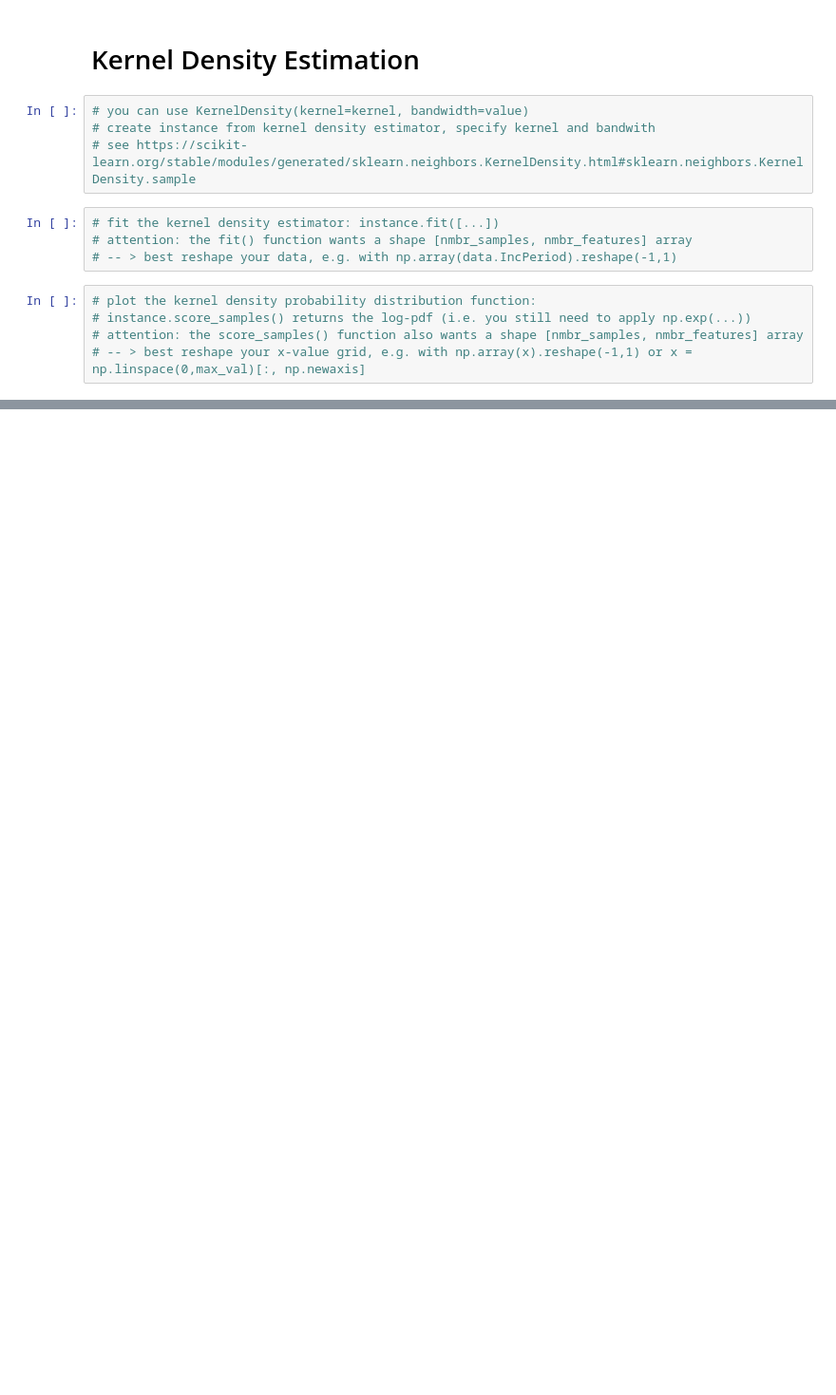
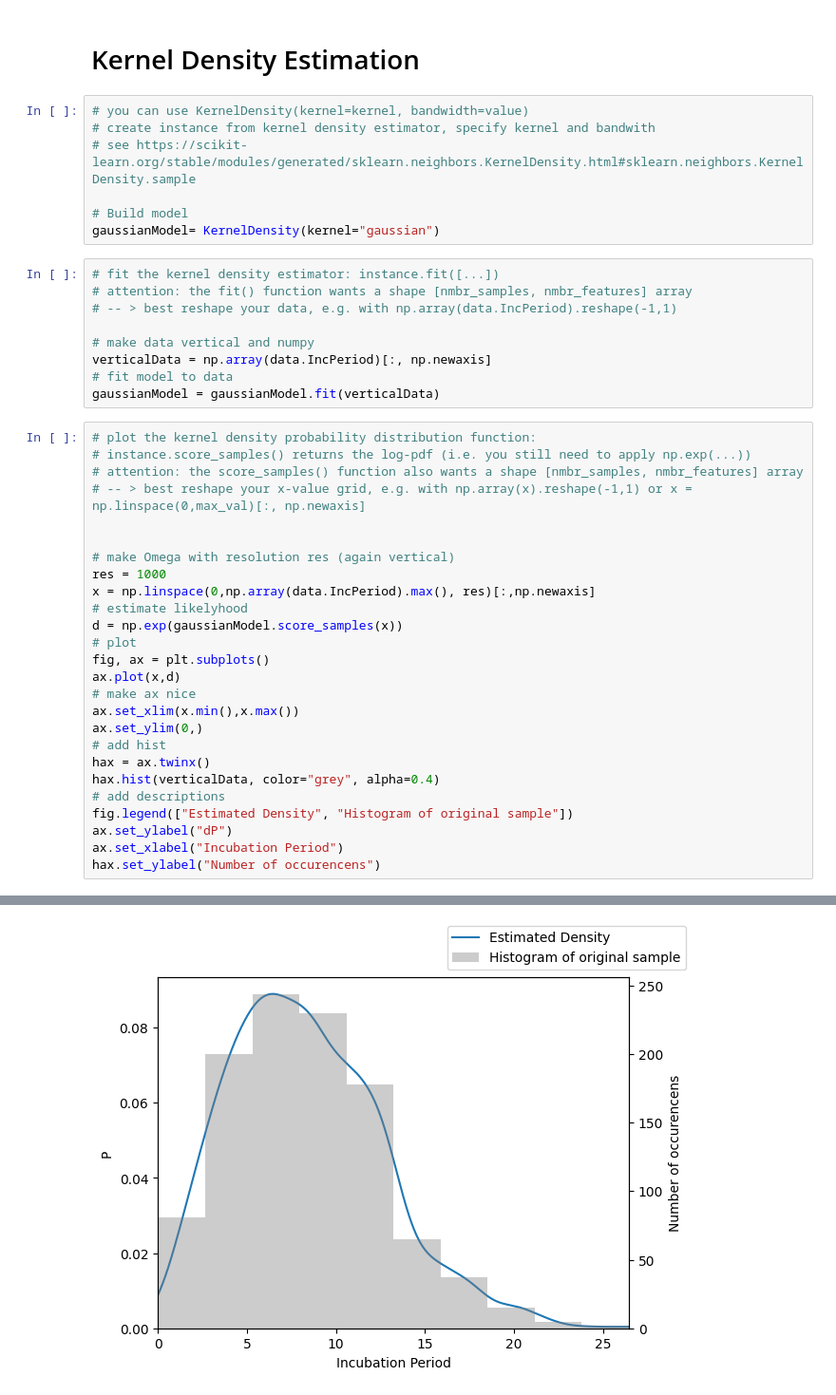
Before and after one commit to Jibbet/statmeth, a Jupyter notebook: code/ex2/IncubationTime-Skeleton.ipynb, the cells around one changed output, grey strips where cells are left out. Shown at 95% size. Cells and saved outputs as stored; diff of their text form; blank space fills up the shorter version.

```diff
--- a/code/ex2/IncubationTime-Skeleton.ipynb
+++ b/code/ex2/IncubationTime-Skeleton.ipynb
@@ -39,12 +63,42 @@ data.head()
 # you can use KernelDensity(kernel=kernel, bandwidth=value)
 # create instance from kernel density estimator, specify kernel and bandwith
 # see https://scikit-learn.org/stable/modules/generated/sklearn.neighbors.KernelDensity.html#sklearn.neighbors.KernelDensity.sample
+
+# Build model
+gaussianModel= KernelDensity(kernel="gaussian")
 # %%
 # fit the kernel density estimator: instance.fit([...])
 # attention: the fit() function wants a shape [nmbr_samples, nmbr_features] array
 # -- > best reshape your data, e.g. with np.array(data.IncPeriod).reshape(-1,1)
+
+# make data vertical and numpy
+verticalData = np.array(data.IncPeriod)[:, np.newaxis]
+# fit model to data
+gaussianModel = gaussianModel.fit(verticalData)
 # %%
 # plot the kernel density probability distribution function:
 # instance.score_samples() returns the log-pdf (i.e. you still need to apply np.exp(...))
 # attention: the score_samples() function also wants a shape [nmbr_samples, nmbr_features] array
 # -- > best reshape your x-value grid, e.g. with np.array(x).reshape(-1,1) or x = np.linspace(0,max_val)[:, np.newaxis]
+
+
+# make Omega with resolution res (again vertical)
+res = 1000
+x = np.linspace(0,np.array(data.IncPeriod).max(), res)[:,np.newaxis]
+# estimate likelyhood
+d = np.exp(gaussianModel.score_samples(x))
+# plot
+fig, ax = plt.subplots()
+ax.plot(x,d)
+# make ax nice
+ax.set_xlim(x.min(),x.max())
+ax.set_ylim(0,)
+# add hist
+hax = ax.twinx()
+hax.hist(verticalData, color="grey", alpha=0.4)
+# add descriptions
+fig.legend(["Estimated Density", "Histogram of original sample"])
+ax.set_ylabel("dP")
+ax.set_xlabel("Incubation Period")
+hax.set_ylabel("Number of occurencens")
+# %% [output]
@@ -51,3 +106,4 @@ data.head()
+[figure, added]
 # %%
 # generate samples from estimated density function:
 # instance.sample(sample_size) returns a sample of size sample_size
```
Also changed, not shown: parts of 10 cells of this notebook.
